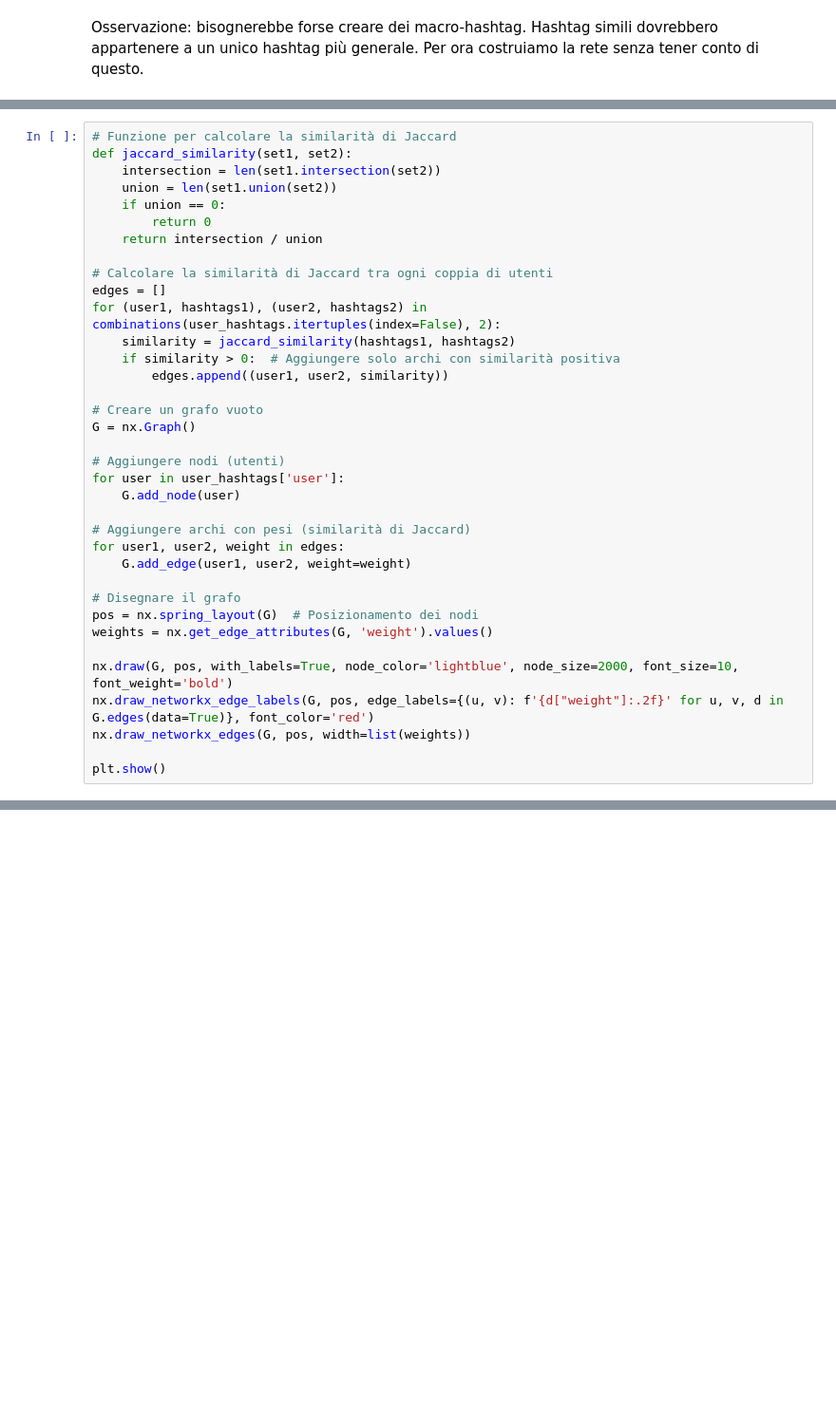
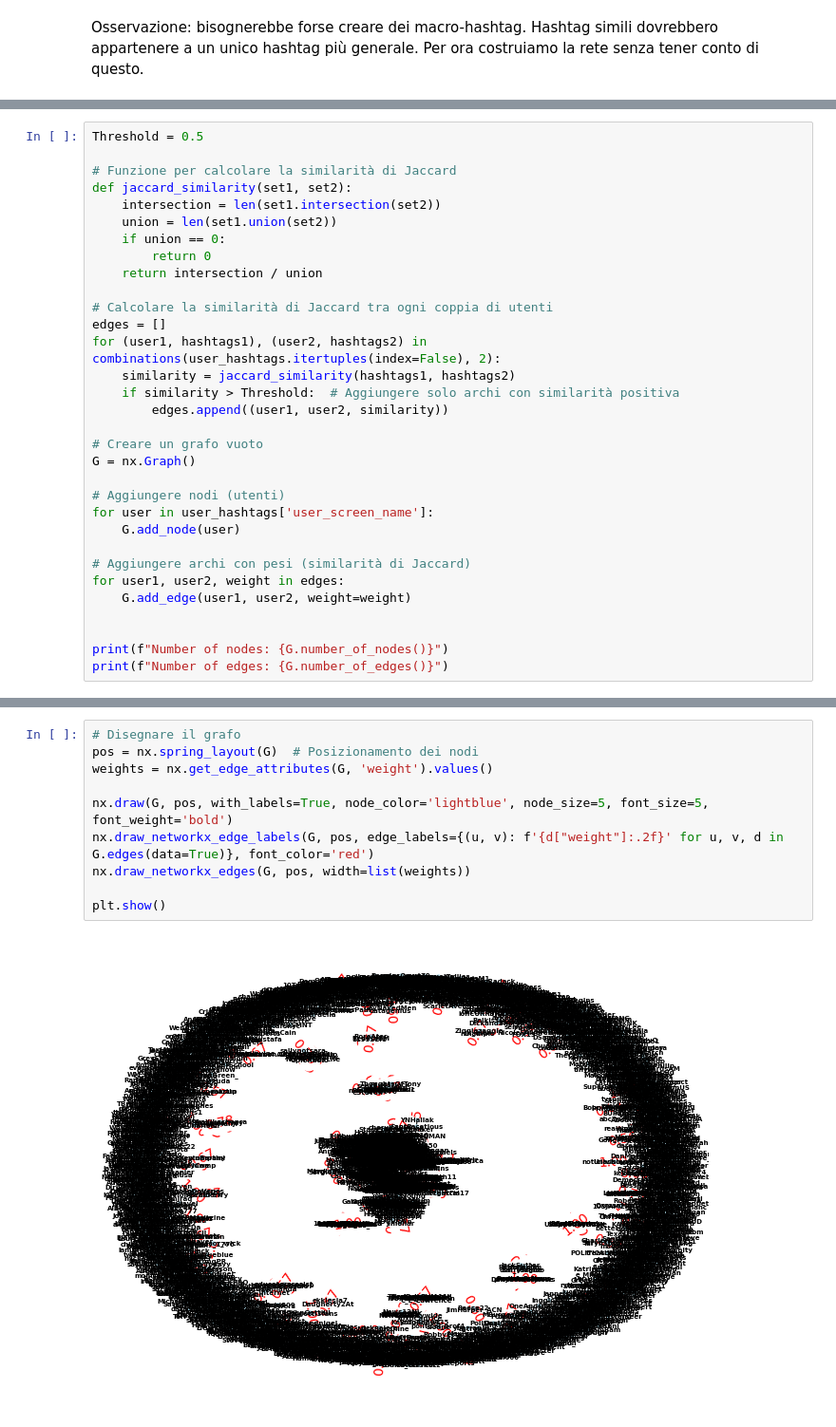
Before and after one commit to divadde/social_network_analysis_project, a Jupyter notebook: net-analysis-project.ipynb, the cells around one changed output, grey strips where cells are left out. Shown at 95% size. Saved outputs shown, nothing was run; the diff lists cells and outputs as text; blank space fills up the shorter version.

```diff
--- a/net-analysis-project.ipynb
+++ b/net-analysis-project.ipynb
@@ -717,4 +728,6 @@ user_hashtags.head()
 # %%
+Threshold = 0.5
+
 # Funzione per calcolare la similarità di Jaccard
 def jaccard_similarity(set1, set2):
     intersection = len(set1.intersection(set2))
@@ -727,26 +740,20 @@ def jaccard_similarity(set1, set2):
 edges = []
 for (user1, hashtags1), (user2, hashtags2) in combinations(user_hashtags.itertuples(index=False), 2):
     similarity = jaccard_similarity(hashtags1, hashtags2)
-    if similarity > 0:  # Aggiungere solo archi con similarità positiva
+    if similarity > Threshold:  # Aggiungere solo archi con similarità positiva
         edges.append((user1, user2, similarity))
 
 # Creare un grafo vuoto
 G = nx.Graph()
 
 # Aggiungere nodi (utenti)
-for user in user_hashtags['user']:
+for user in user_hashtags['user_screen_name']:
     G.add_node(user)
 
 # Aggiungere archi con pesi (similarità di Jaccard)
 for user1, user2, weight in edges:
     G.add_edge(user1, user2, weight=weight)
 
-# Disegnare il grafo
-pos = nx.spring_layout(G)  # Posizionamento dei nodi
-weights = nx.get_edge_attributes(G, 'weight').values()
 
-nx.draw(G, pos, with_labels=True, node_color='lightblue', node_size=2000, font_size=10, font_weight='bold')
-nx.draw_networkx_edge_labels(G, pos, edge_labels={(u, v): f'{d["weight"]:.2f}' for u, v, d in G.edges(data=True)}, font_color='red')
-nx.draw_networkx_edges(G, pos, width=list(weights))
-
-plt.show()
+print(f"Number of nodes: {G.number_of_nodes()}")
+print(f"Number of edges: {G.number_of_edges()}")
@@ -753 +763,13 @@ plt.show()
+# %%
+# Disegnare il grafo
+pos = nx.spring_layout(G)  # Posizionamento dei nodi
+weights = nx.get_edge_attributes(G, 'weight').values()
+
+nx.draw(G, pos, with_labels=True, node_color='lightblue', node_size=5, font_size=5, font_weight='bold')
+nx.draw_networkx_edge_labels(G, pos, edge_labels={(u, v): f'{d["weight"]:.2f}' for u, v, d in G.edges(data=True)}, font_color='red')
+nx.draw_networkx_edges(G, pos, width=list(weights))
+
+plt.show()
+# %% [output]
+[figure, added]
 # %% [markdown]
```
Also changed, not shown: parts of 14 cells of this notebook.
